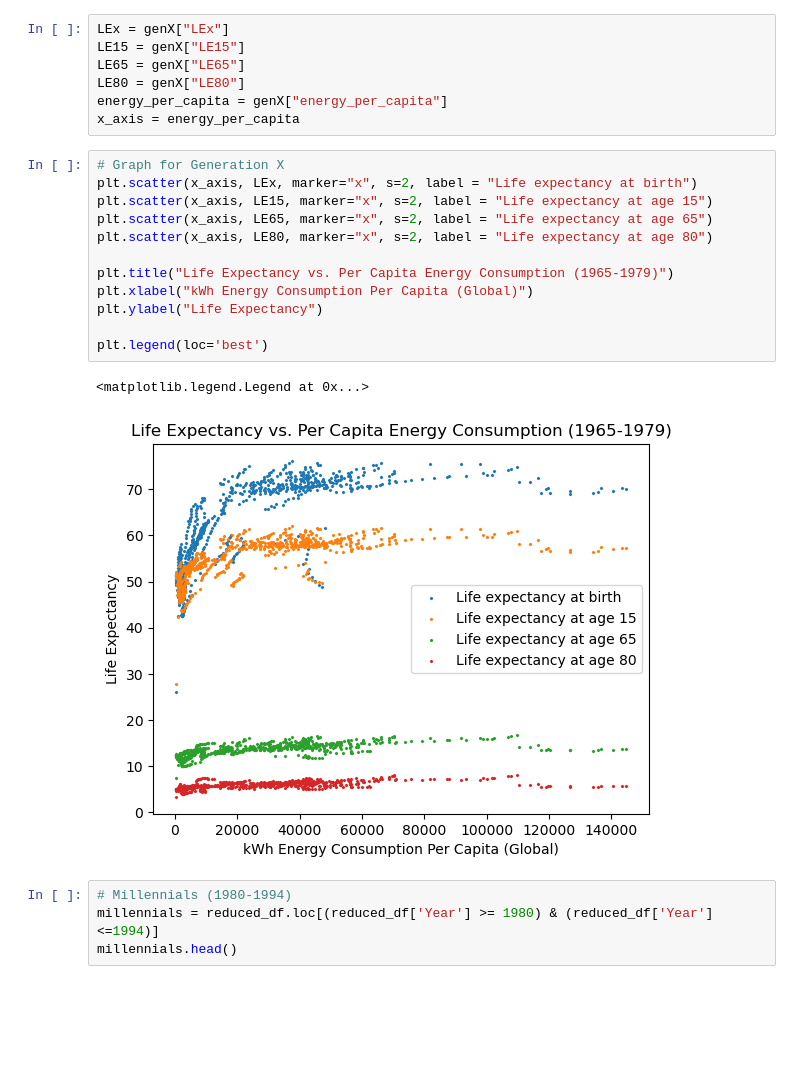
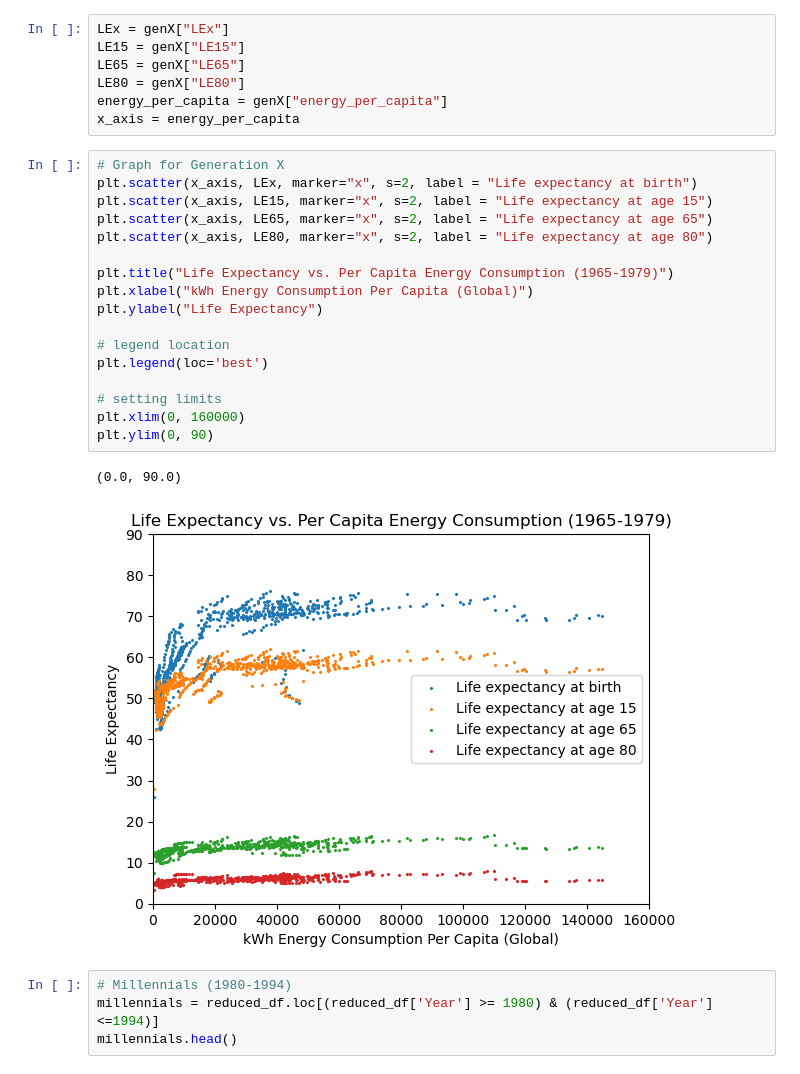
Before and after one commit to Faith-Hall/Group-Project-1, a Jupyter notebook: analysis_1.ipynb, the cells around one changed output. Cells and saved outputs as stored; diff of their text form; blank space fills up the shorter version.

```diff
--- a/analysis_1.ipynb
+++ b/analysis_1.ipynb
@@ -113,18 +124,23 @@ x_axis = energy_per_capita
 # %%
 # Graph for Generation X
 plt.scatter(x_axis, LEx, marker="x", s=2, label = "Life expectancy at birth")
 plt.scatter(x_axis, LE15, marker="x", s=2, label = "Life expectancy at age 15")
 plt.scatter(x_axis, LE65, marker="x", s=2, label = "Life expectancy at age 65")
 plt.scatter(x_axis, LE80, marker="x", s=2, label = "Life expectancy at age 80")
 
 plt.title("Life Expectancy vs. Per Capita Energy Consumption (1965-1979)")
 plt.xlabel("kWh Energy Consumption Per Capita (Global)")
 plt.ylabel("Life Expectancy")
 
+# legend location
 plt.legend(loc='best')
+
+# setting limits
+plt.xlim(0, 160000)
+plt.ylim(0, 90)
 # %% [output]
-<matplotlib.legend.Legend at 0x...>
+(0.0, 90.0)
-[figure, old version]
+[figure, new version]
 # %%
 # Millennials (1980-1994)
 millennials = reduced_df.loc[(reduced_df['Year'] >= 1980) & (reduced_df['Year'] <=1994)]
```
Also changed, not shown: parts of 5 cells of this notebook.
